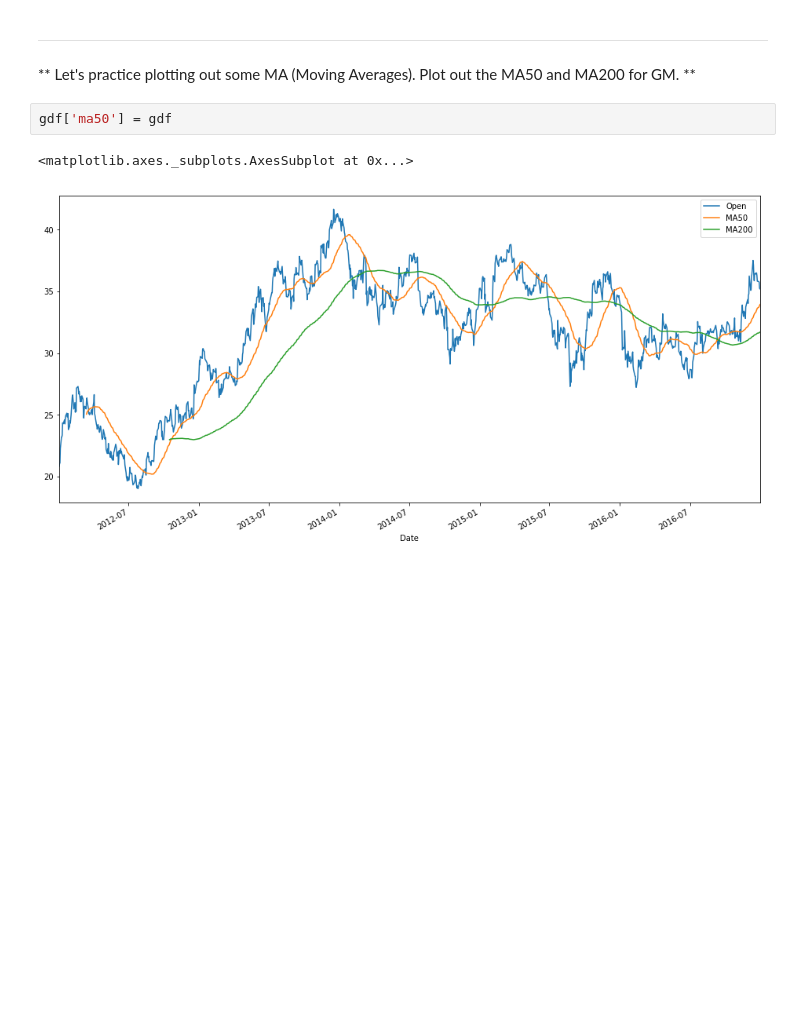
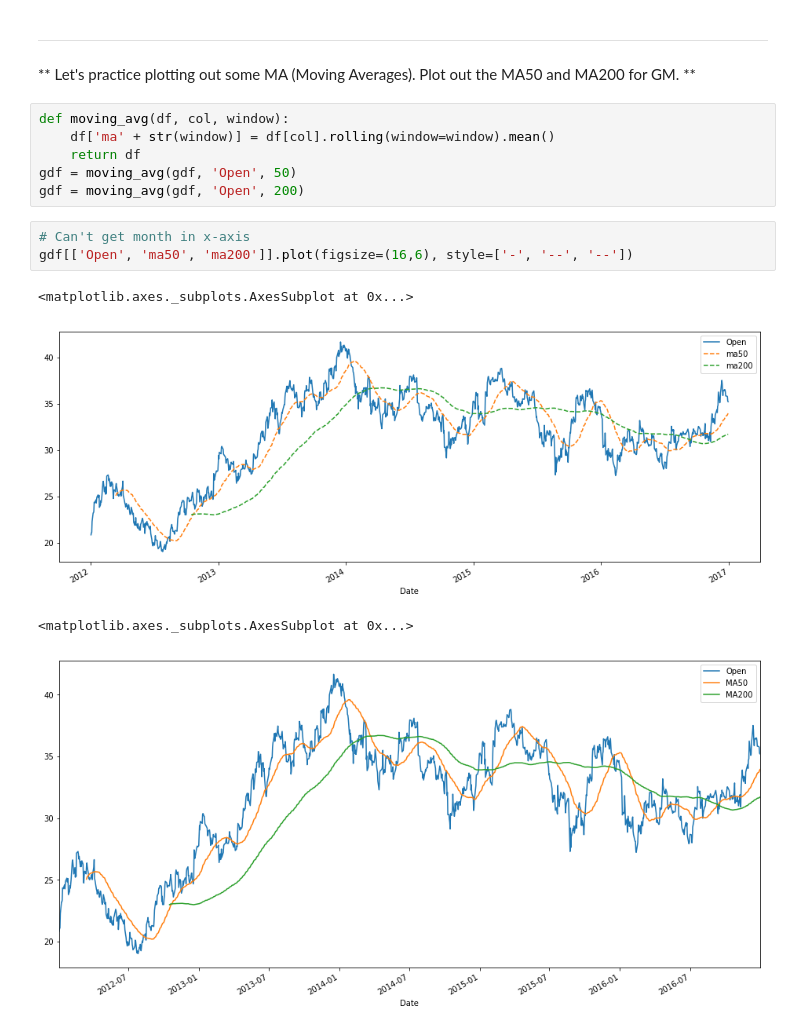
Before and after one commit to ksooklall/Stocks, a Jupyter notebook: Python-for-Finance-Repo-master/Python-for-Finance-Repo-master/07-Stock-Market-Analysis-Capstone-Project/Stock Market Analysis Project.ipynb, the cells around one changed output. Saved outputs shown, nothing was run; the diff lists cells and outputs as text; blank space fills up the shorter version.

```diff
--- a/Python-for-Finance-Repo-master/Python-for-Finance-Repo-master/07-Stock-Market-Analysis-Capstone-Project/Stock Market Analysis Project.ipynb
+++ b/Python-for-Finance-Repo-master/Python-for-Finance-Repo-master/07-Stock-Market-Analysis-Capstone-Project/Stock Market Analysis Project.ipynb
@@ -179,8 +173,18 @@ Timestamp('2014-02-25 00:00:00')
 ____
 # %% [markdown]
 ** Let's practice plotting out some MA (Moving Averages). Plot out the MA50 and MA200 for GM. **
-# %%
-gdf['ma50'] = gdf
+# %%
+def moving_avg(df, col, window):
+    df['ma' + str(window)] = df[col].rolling(window=window).mean()
+    return df
+gdf = moving_avg(gdf, 'Open', 50)
+gdf = moving_avg(gdf, 'Open', 200)
+# %%
+# Can't get month in x-axis
+gdf[['Open', 'ma50', 'ma200']].plot(figsize=(16,6), style=['-', '--', '--'])
+# %% [output]
+<matplotlib.axes._subplots.AxesSubplot at 0x...>
+[figure, added]
 # %%
 # %% [output]
 <matplotlib.axes._subplots.AxesSubplot at 0x...>
```
Also changed, not shown: parts of 40 cells of this notebook.
